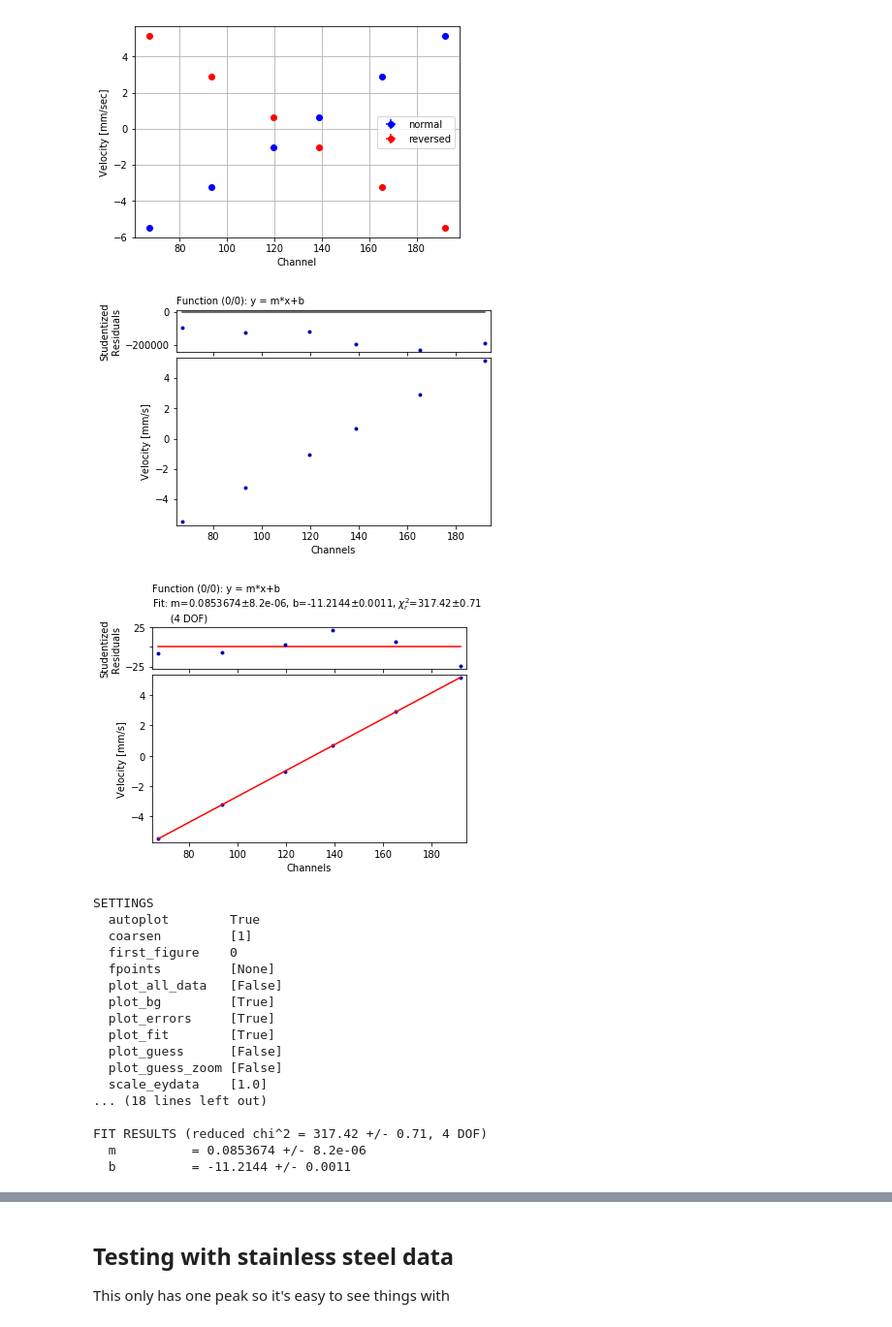
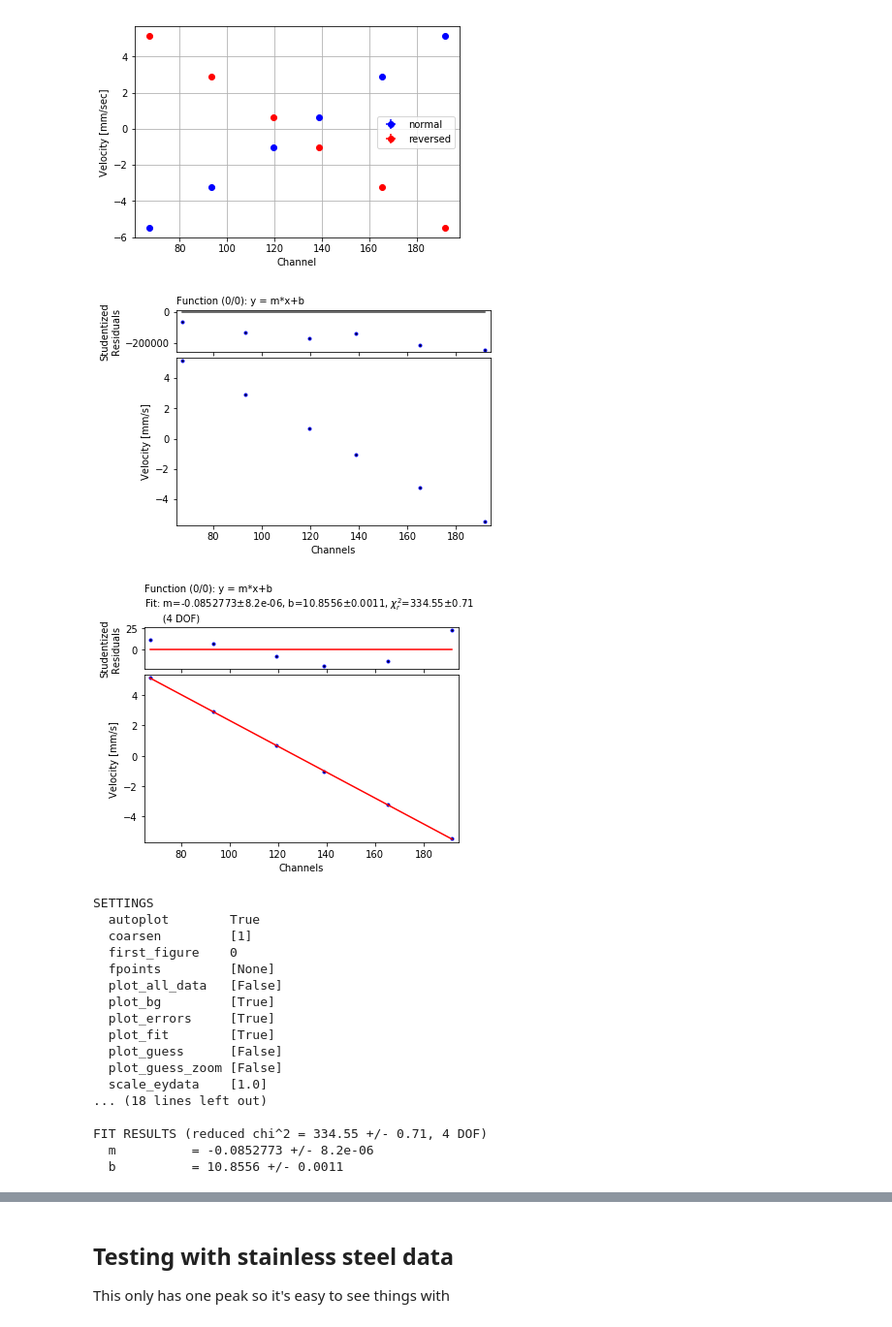
Before and after one commit to eklem1/ModernLab, a Jupyter notebook: Cal_furtherDist.ipynb, the cells around one changed output, grey strips where cells are left out. Shown at 97% size. Cells and saved outputs as stored; diff of their text form; code cells hidden in the pictures.

```diff
--- a/Cal_furtherDist.ipynb
+++ b/Cal_furtherDist.ipynb
@@ -267,14 +262,15 @@ plt.show()
 # %%
 my_fitter = s.data.fitter()
 my_fitter.set(style_data = [{'marker': '.', 'color': 'black', 'ls': '', 'mec': 'b'}]\
               , plot_guess=False, fpoints=None, xlabel = "Channels" , ylabel = "Velocity [mm/s]")
 my_fitter.set_functions(f='m*x+b', p='m, b')
-my_fitter.set_data(xdata=peaksL, ydata=litValCal, eydata=litValCalE, exdata=peaksLEr)
+my_fitter.set_data(xdata=peaksRev, ydata=litValCal, eydata=litValCalE, exdata=peaksRevEr)
+
 my_fitter.fit()
 # my_fitter.print_fit_parameters()
 # %% [output]
-[figure, old version]
+[figure, new version]
-[figure, old version]
+[figure, new version]
 SETTINGS
   autoplot        True
   coarsen         [1]
@@ -289,9 +285,9 @@ SETTINGS
   scale_eydata    [1.0]
 ... (18 lines left out)
 
-FIT RESULTS (reduced chi^2 = 317.42 +/- 0.71, 4 DOF)
-  m          = 0.0853674 +/- 8.2e-06
-  b          = -11.2144 +/- 0.0011
+FIT RESULTS (reduced chi^2 = 334.55 +/- 0.71, 4 DOF)
+  m          = -0.0852773 +/- 8.2e-06
+  b          = 10.8556 +/- 0.0011
 # %%
 # def getFits_lor(my_fitter, x):
 
```
Also changed, not shown: parts of 5 cells of this notebook, 2 other files.
